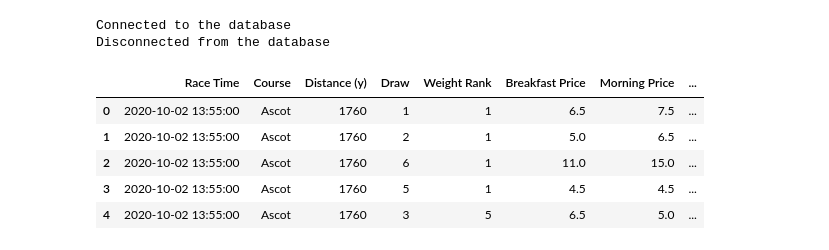
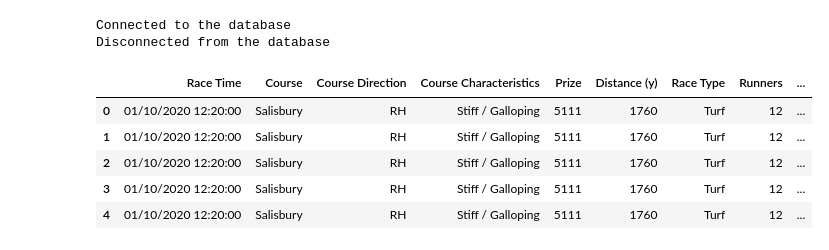
Before and after one commit to andrewbarwise/horse_trading, a Jupyter notebook: notebooks/analysis.ipynb, the cells around one changed output. Drawn from its saved outputs; the diff is of its cells as text; code cells hidden in the pictures.

```diff
--- a/notebooks/analysis.ipynb
+++ b/notebooks/analysis.ipynb
@@ -13,23 +1,34 @@ from src.functions import *
+# %%
+import sys
+sys.path.append('../src')
+
+import numpy as np
+
+import pandas as pd
+
+from functions import *
+
+pd.set_option('display.max_columns', None)
 # %%
-from src.db_connection import DatabaseConnector
+from db_connection import DatabaseConnector
 
 db_connector = DatabaseConnector('horse')
 
 db_connector.connect()
 
-query = "select * from df1 where Course = 'Ascot'"
+query = "SELECT * FROM reduced_horse_data;"
 
 df = db_connector.fetch_data(query)
 
 db_connector.disconnect()
 
 df.head()
 # %% [output]
 Connected to the database
 Disconnected from the database
-|  | Race Time | Course | Distance (y) | Draw | Weight Rank | Breakfast Price | Morning Price | ... |
-| 0 | 2020-10-02 13:55:00 | Ascot | 1760 | 1 | 1 | 6.5 | 7.5 | ... |
-| 1 | 2020-10-02 13:55:00 | Ascot | 1760 | 2 | 1 | 5.0 | 6.5 | ... |
-| 2 | 2020-10-02 13:55:00 | Ascot | 1760 | 6 | 1 | 11.0 | 15.0 | ... |
-| 3 | 2020-10-02 13:55:00 | Ascot | 1760 | 5 | 1 | 4.5 | 4.5 | ... |
-| 4 | 2020-10-02 13:55:00 | Ascot | 1760 | 3 | 5 | 6.5 | 5.0 | ... |
+|  | Race Time | Course | Course Direction | Course Characteristics | Prize | Distance (y) | Race Type | Runners | ... |
+| 0 | 01/10/2020 12:20:00 | Salisbury | RH | Stiff / Galloping | 5111 | 1760 | Turf | 12 | ... |
+| 1 | 01/10/2020 12:20:00 | Salisbury | RH | Stiff / Galloping | 5111 | 1760 | Turf | 12 | ... |
+| 2 | 01/10/2020 12:20:00 | Salisbury | RH | Stiff / Galloping | 5111 | 1760 | Turf | 12 | ... |
+| 3 | 01/10/2020 12:20:00 | Salisbury | RH | Stiff / Galloping | 5111 | 1760 | Turf | 12 | ... |
+| 4 | 01/10/2020 12:20:00 | Salisbury | RH | Stiff / Galloping | 5111 | 1760 | Turf | 12 | ... |
```
Also changed, not shown: parts of 20 cells of this notebook, 4 other files.
